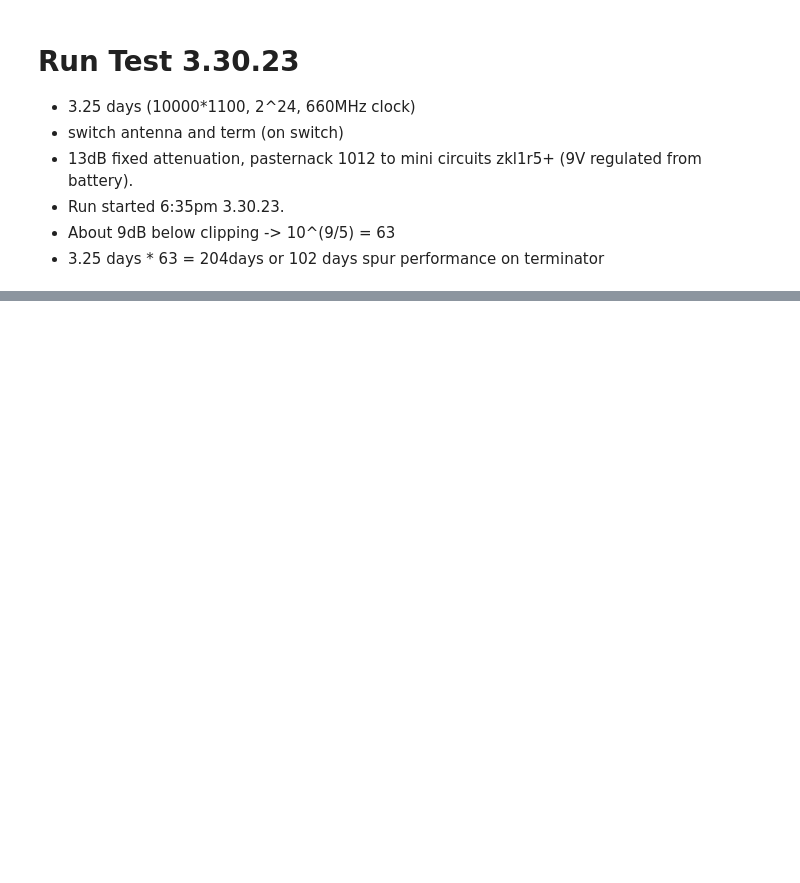
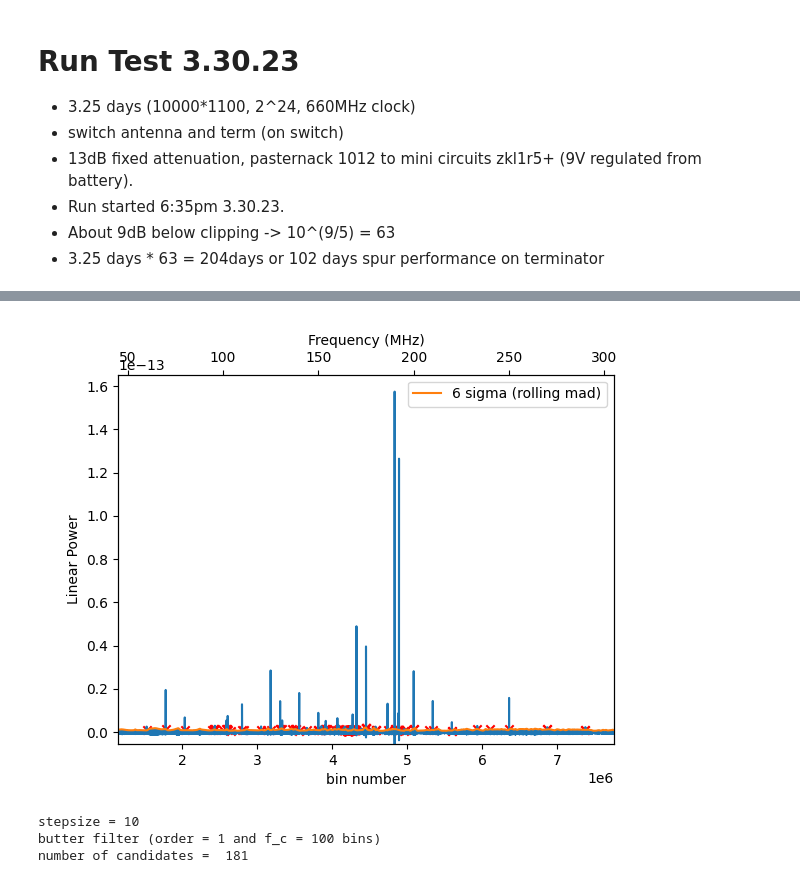
Before and after one commit to josephmlev/darkRadio, a Jupyter notebook: daqAnalysisAndExperiments/run1p3/runTesting_3_30_23/runTest_3_30_23.ipynb, the cells around one changed output, grey strips where cells are left out. Drawn from its saved outputs; the diff is of its cells as text; code cells hidden in the pictures; blank space fills up the shorter version.

```diff
--- a/daqAnalysisAndExperiments/run1p3/runTesting_3_30_23/runTest_3_30_23.ipynb
+++ b/daqAnalysisAndExperiments/run1p3/runTesting_3_30_23/runTest_3_30_23.ipynb
@@ -317,7 +423,7 @@ def consolidateCandidates(rawCanList, freqs, stepsize=1):
     rawCanList = np.asarray(rawCanList)
     splitList =  np.split(rawCanList, np.where(np.diff(rawCanList) > stepsize)[0]+1)
     canList = [can[0] for can in splitList]
-    canListFreq =  [idx2Freq(can[0],freqs) for can in splitList]
+    canListFreq =  [idx2freq(can[0],freqs) for can in splitList]
     canLenList = [len(can) for can in splitList]
     candidate_df = pd.DataFrame()
     candidate_df['canFreq_Mhz'] = [freq/1e6 for freq in canListFreq]
@@ -345,35 +465,41 @@ ax.set_xlabel('bin number')
 ax.xaxis.tick_top()
 ax.tick_params(top=True, labeltop=True, bottom=False, labelbottom=False)
 ax.xaxis.set_ticks_position('top')
 ax.set_xlim(pltIdxStart, pltIdxStop)
 ax.set_ylim(np.min(filtAntSpec[pltIdxStart:pltIdxStop]),
     np.max(filtAntSpec[pltIdxStart:pltIdxStop]*1.05)
 )
+ax.set_ylabel('Linear Power')
 
 ax2 = ax.twiny()
 
 ax2.plot(freqs/1e6, filtAntSpec[1:])
-ax2.plot(freqs/1e6,  antRollingMadLim[1:], label = '5 sigma (rolling mad)')
+ax2.plot(freqs/1e6,  antRollingMadLim[1:], label = f'{nSigma} sigma (rolling mad)')
 ax2.set_xlabel('Frequency (MHz)')
-ax2.set_ylabel('Linear Power')
+ax2.set_ylabel('Linear Power (W)')
 
 
 #ax2.plot(np.arange(pltIdxStart, pltIdxStop, 1), antRollingMadLim[pltIdxStart:pltIdxStop], 'orange', label = '5 sigma (rolling mad)')
 ax2.scatter(freqs[candidate_df['idx']]/1e6, antRollingMadLim[candidate_df['idx']], color ='r', marker = 'x')
 ax2.set_xlim(pltFreqStart/1e6, pltFreqStop/1e6)
 #ax2.set_ylim(np.min(filtAntSpec[pltIdxStart:pltIdxStop]),
 #    np.max(filtAntSpec[pltIdxStart:pltIdxStop])
 #)
 
 ax2.legend(loc = 'upper right')
 ax2.xaxis.tick_top()
 
 plt.show()
 
 print('stepsize = %i ' %stepsize)
 print('butter filter (order = %i and' %order, 'f_c = %i'  %fc_numBins, 'bins)')
 
 print('number of candidates = ', len(candidate_df['idx']) )
+# %% [output]
+[figure, added]
+stepsize = 10
+butter filter (order = 1 and f_c = 100 bins)
+number of candidates =  181
 # %%
 #create a list of bunches of spurs
 print()
```
Also changed, not shown: parts of 8 cells of this notebook.
